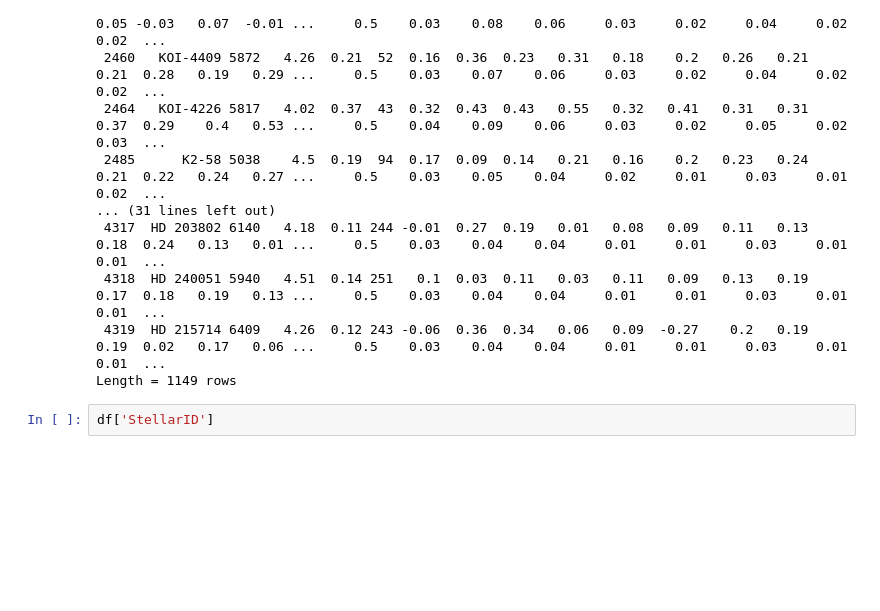
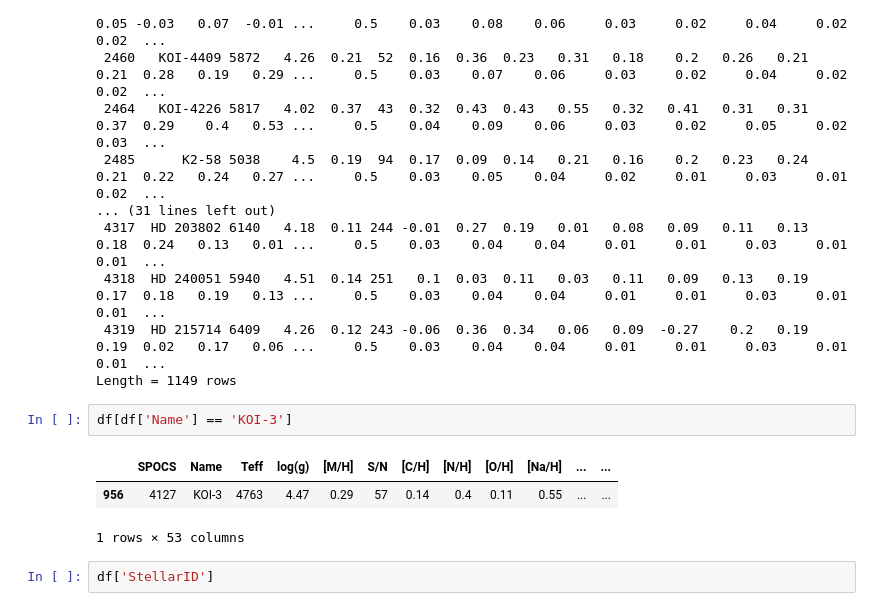
Before and after one commit to Chrrrrris/StarPlanet_Abundance_Catalog, a Jupyter notebook: code/load_database.ipynb, the cells around one changed output. Saved outputs shown, nothing was run; the diff lists cells and outputs as text; blank space fills up the shorter version.

```diff
--- a/code/load_database.ipynb
+++ b/code/load_database.ipynb
@@ -516,6 +516,12 @@ SPOCS    Name    Teff log(g) [M/H] S/N [C/H] [N/H] [O/H] [Na/H] [Mg/H] [Al/H] [S
  4318  HD 240051 5940   4.51  0.14 251   0.1  0.03  0.11   0.03   0.11   0.09   0.13   0.19   0.17  0.18   0.19   0.13 ...     0.5    0.03    0.04    0.04     0.01     0.01     0.03     0.01     0.01  ...
  4319  HD 215714 6409   4.26  0.12 243 -0.06  0.36  0.34   0.06   0.09  -0.27    0.2   0.19   0.19  0.02   0.17   0.06 ...     0.5    0.03    0.04    0.04     0.01     0.01     0.03     0.01     0.01  ...
 Length = 1149 rows
+# %%
+df[df['Name'] == 'KOI-3']
+# %% [output]
+|  | SPOCS | Name | Teff | log(g) | [M/H] | S/N | [C/H] | [N/H] | [O/H] | [Na/H] | ... | ... |
+| 956 | 4127 | KOI-3 | 4763 | 4.47 | 0.29 | 57 | 0.14 | 0.4 | 0.11 | 0.55 | ... | ... |
+1 rows × 53 columns
 # %%
 df['StellarID']
 # %% [output]
```
Also changed, not shown: 2 other files.
